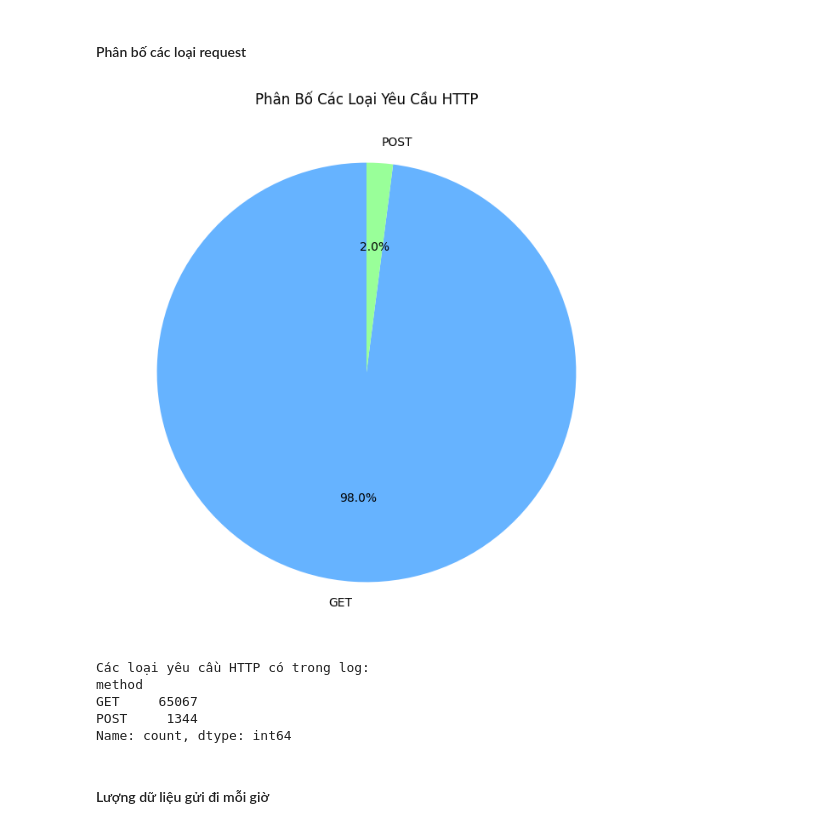
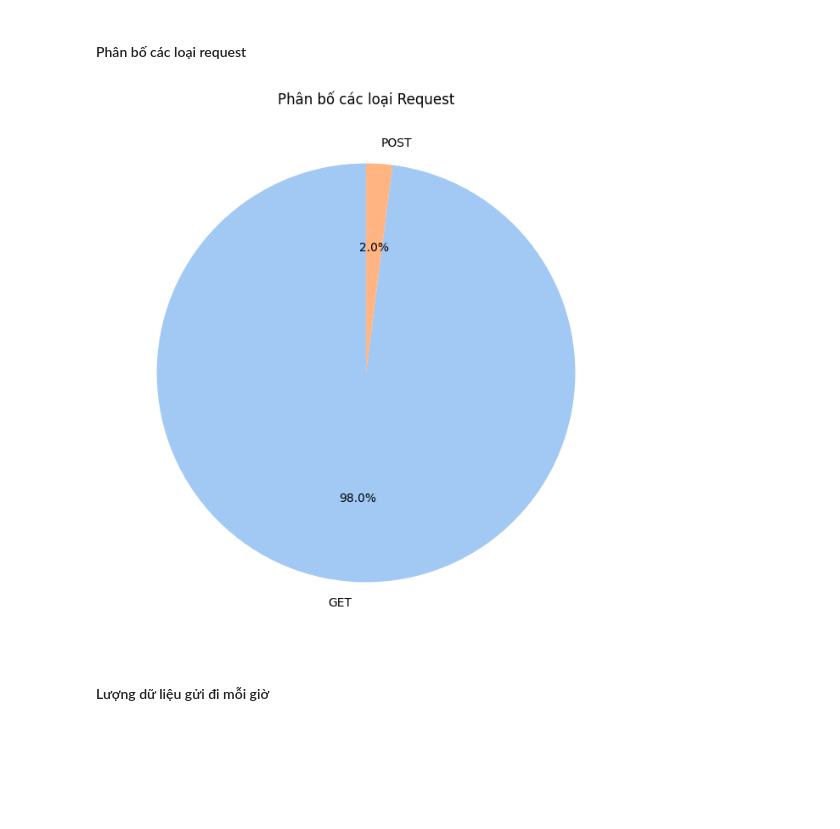
Before and after one commit to kynestic/Server-Log-Analysis, a Jupyter notebook: notebooks/data_understanding.ipynb, the cells around one changed output. Cells and saved outputs as stored; diff of their text form; code cells hidden in the pictures; blank space fills up the shorter version.

```diff
--- a/notebooks/data_understanding.ipynb
+++ b/notebooks/data_understanding.ipynb
@@ -198,25 +165,6 @@ method_counts = log_df['method'].value_counts()
-# %%
-
-# Vẽ biểu đồ tròn (pie chart)
-plt.figure(figsize=(8, 8))
-method_counts.plot(kind='pie', autopct='%1.1f%%', startangle=90, colors=['#66b3ff','#99ff99','#ffcc99','#ffb3e6','#ff6666'])
-
-# Tùy chỉnh biểu đồ
-plt.title("Phân Bố Các Loại Yêu Cầu HTTP")
-plt.ylabel('')  # Ẩn nhãn trục y
-
-# Hiển thị biểu đồ
-plt.show()
-
-# In ra tất cả các loại request và số lượng
-print("Các loại yêu cầu HTTP có trong log:")
-print(method_counts)
-# %% [output]
-[figure, removed]
-Các loại yêu cầu HTTP có trong log:
-method
-GET     65067
-POST     1344
-Name: count, dtype: int64
+# %%
+visualizer.plot_request_distribution()
+# %% [output]
+[figure, added]
 # %% [markdown]
 #### Lượng dữ liệu gửi đi mỗi giờ
```
Also changed, not shown: parts of 16 cells of this notebook, 1 other file.
